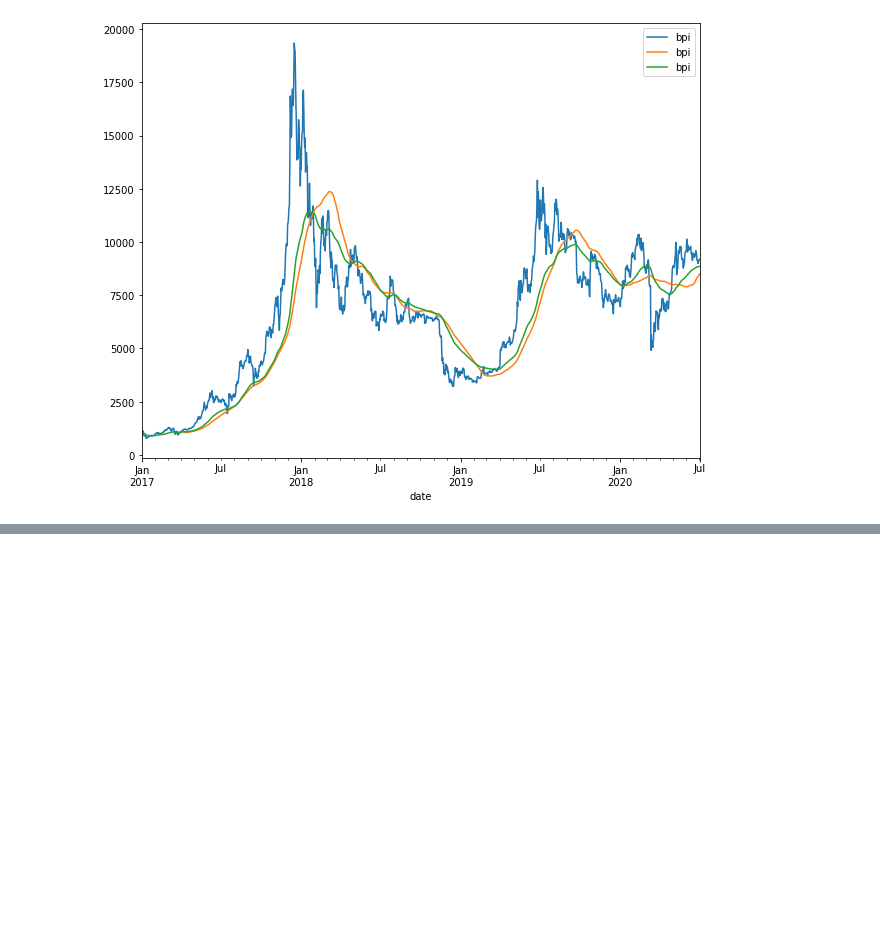
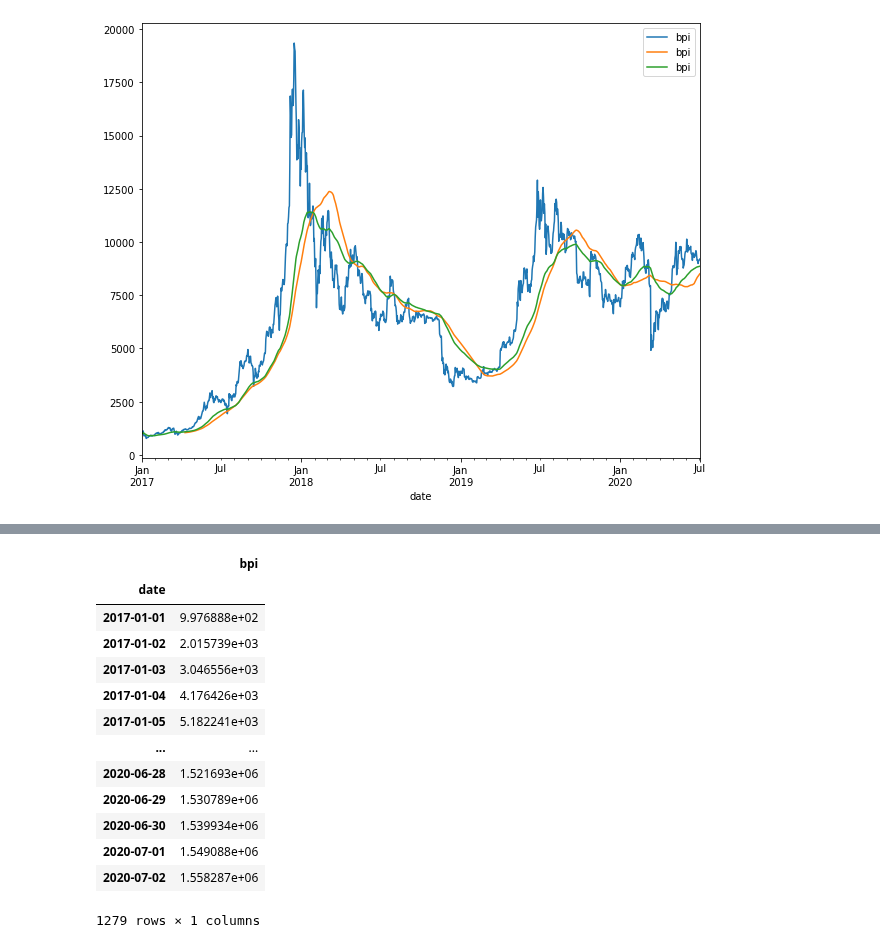
Before and after one commit to shelly2904/DATA_SCIENCE, a Jupyter notebook: Time Series/Time_Series_Components.ipynb, the cells around one changed output, grey strips where cells are left out. Saved outputs shown, nothing was run; the diff lists cells and outputs as text; code cells hidden in the pictures; blank space fills up the shorter version.

```diff
--- a/Time Series/Time_Series_Components.ipynb
+++ b/Time Series/Time_Series_Components.ipynb
@@ -272,0 +313,17 @@ pd.concat([data, data.rolling(window=100).mean(), data.ewm(span=100).mean()], ax
+# %%
+data.groupby(data.index.year).cumsum()
+# %% [output]
+|  | bpi |
+| date |  |
+| 2017-01-01 | 9.976888e+02 |
+| 2017-01-02 | 2.015739e+03 |
+| 2017-01-03 | 3.046556e+03 |
+| 2017-01-04 | 4.176426e+03 |
+| 2017-01-05 | 5.182241e+03 |
+| ... | ... |
+| 2020-06-28 | 1.521693e+06 |
+| 2020-06-29 | 1.530789e+06 |
+| 2020-06-30 | 1.539934e+06 |
+| 2020-07-01 | 1.549088e+06 |
+| 2020-07-02 | 1.558287e+06 |
+1279 rows × 1 columns
```
Also changed, not shown: parts of 7 cells of this notebook.
